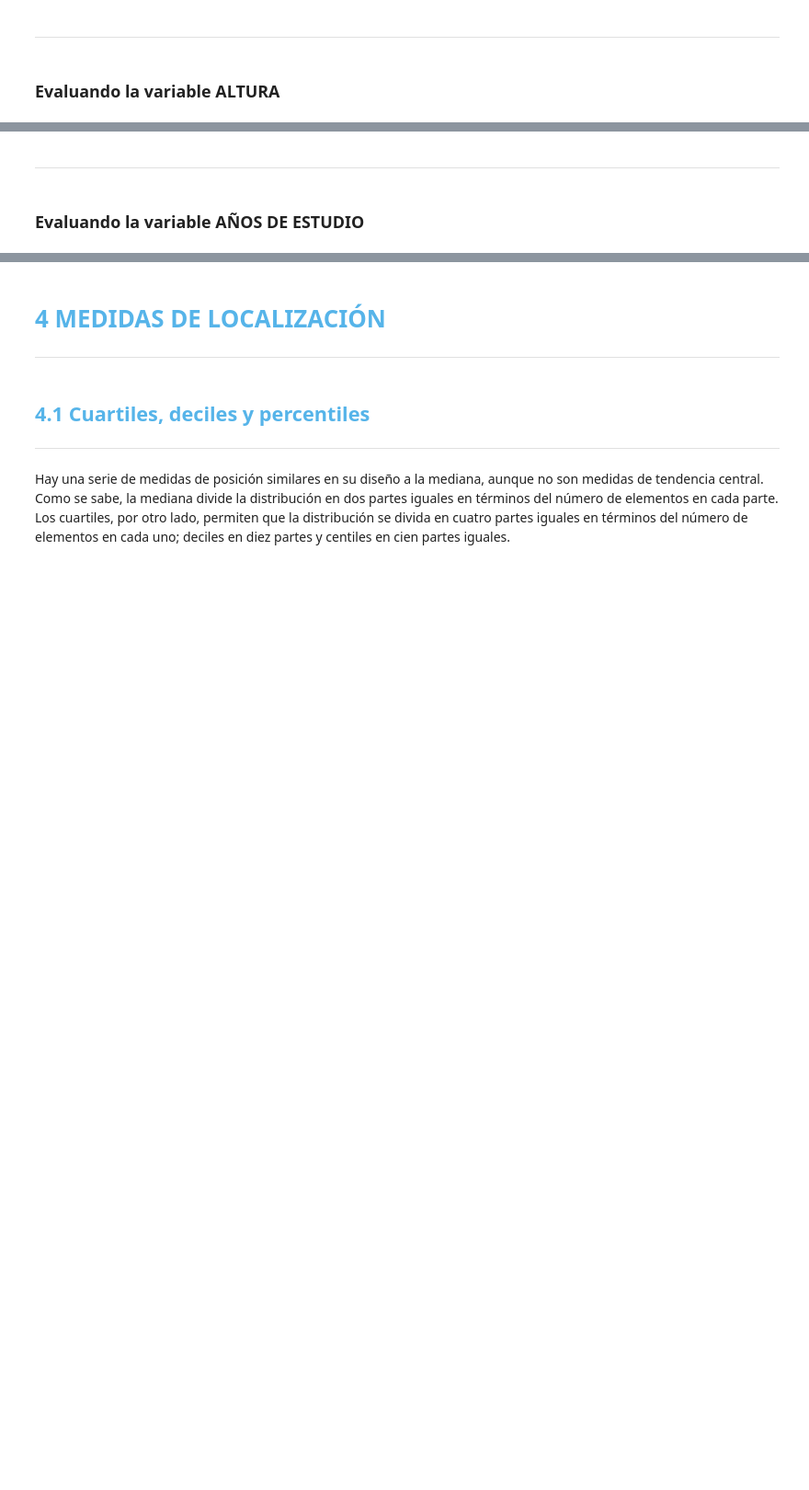
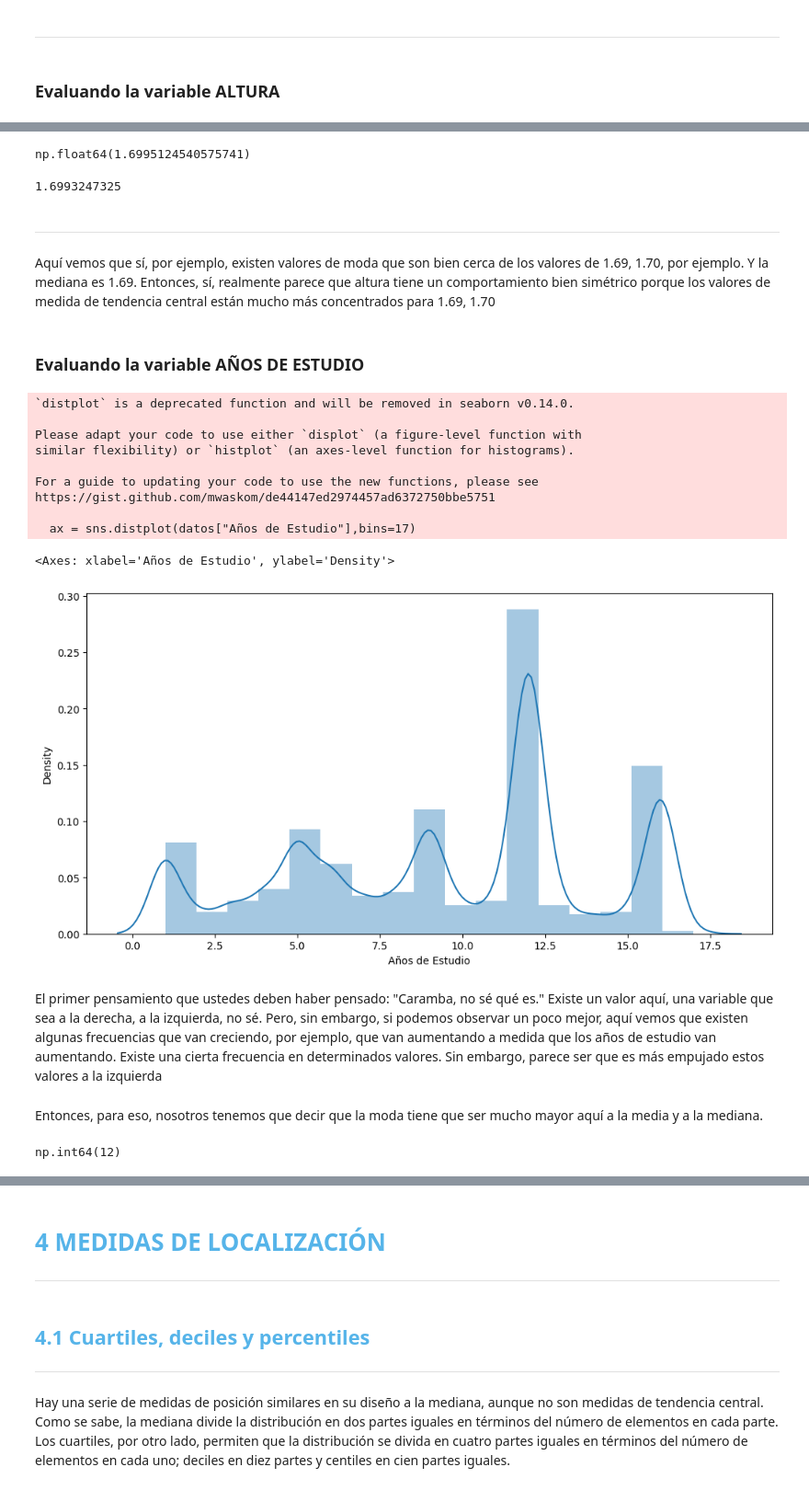
Before and after one commit to jorgevillegazz/Estadisticas-y-Machine-Learning-G9---ONE, a Jupyter notebook: Copia_de_Curso_de_Estadística_con_Python_1.ipynb, the cells around one changed output, grey strips where cells are left out. Shown at 92% size. Drawn from its saved outputs; the diff is of its cells as text; code cells hidden in the pictures; blank space fills up the shorter version.

```diff
--- a/Copia_de_Curso_de_Estadística_con_Python_1.ipynb
+++ b/Copia_de_Curso_de_Estadística_con_Python_1.ipynb
@@ -1064,4 +1224,41 @@ La moda se puede definir como el valor más frecuente de un conjunto de datos. L
+# %%
+media= datos.Altura.mean()
+media
+# %% [output]
+np.float64(1.6995124540575741)
+# %%
+mediana=datos.Altura.median()
+mediana
+# %% [output]
+1.6993247325
 # %% [markdown]
 ***
+# %% [markdown]
+Aquí vemos que sí, por ejemplo, existen valores de moda que son bien cerca de los valores de 1.69, 1.70, por ejemplo. Y la mediana es 1.69. Entonces, sí, realmente parece que altura tiene un comportamiento bien simétrico porque los valores de medida de tendencia central están mucho más concentrados para 1.69, 1.70
 # %% [markdown]
 ### Evaluando la variable AÑOS DE ESTUDIO
+# %%
+ax = sns.distplot(datos["Años de Estudio"],bins=17)
+ax.figure.set_size_inches(12,6)
+ax
+# %% [output]
+`distplot` is a deprecated function and will be removed in seaborn v0.14.0.
+
+Please adapt your code to use either `displot` (a figure-level function with
+similar flexibility) or `histplot` (an axes-level function for histograms).
+
+For a guide to updating your code to use the new functions, please see
+https://gist.github.com/mwaskom/de44147ed2974457ad6372750bbe5751
+
+  ax = sns.distplot(datos["Años de Estudio"],bins=17)
+<Axes: xlabel='Años de Estudio', ylabel='Density'>
+[figure, added]
+# %% [markdown]
+El primer pensamiento que ustedes deben haber pensado: "Caramba, no sé qué es." Existe un valor aquí, una variable que sea a la derecha, a la izquierda, no sé. Pero, sin embargo, si podemos observar un poco mejor, aquí vemos que existen algunas frecuencias que van creciendo, por ejemplo, que van aumentando a medida que los años de estudio van aumentando. Existe una cierta frecuencia en determinados valores. Sin embargo, parece ser que es más empujado estos valores a la izquierda
+# %% [markdown]
+Entonces, para eso, nosotros tenemos que decir que la moda tiene que ser mucho mayor aquí a la media y a la mediana.
+# %%
+moda = datos["Años de Estudio"].mode()[0]
+moda
+# %% [output]
+np.int64(12)
```
Also changed, not shown: parts of 29 cells of this notebook.
